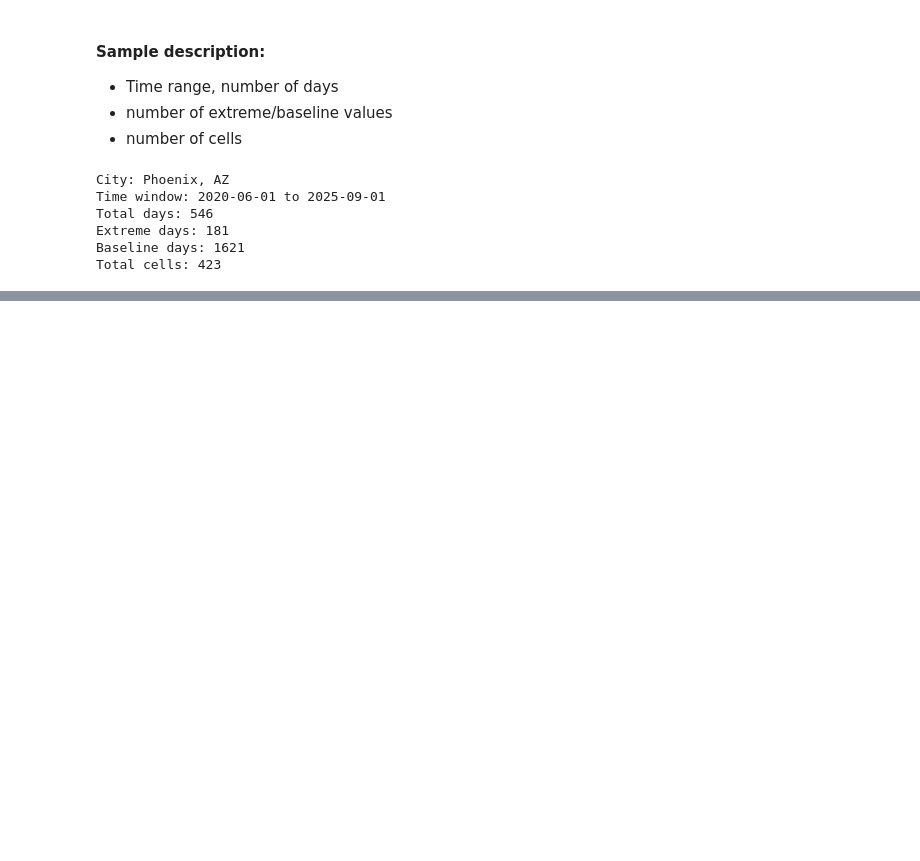
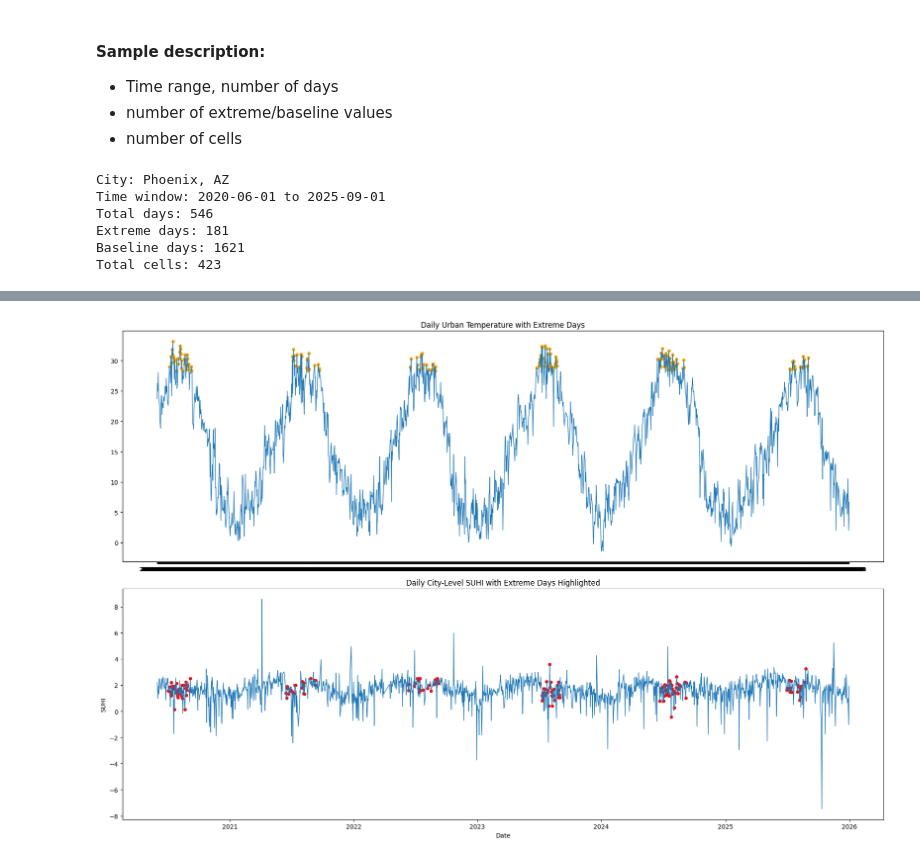
Before and after one commit to cchen744/uhi-extreme-heat-response, a Jupyter notebook: notebooks/03_city_cell_generation.ipynb, the cells around one changed output, grey strips where cells are left out. Cells and saved outputs as stored; diff of their text form; code cells hidden in the pictures; blank space fills up the shorter version.

```diff
--- a/notebooks/03_city_cell_generation.ipynb
+++ b/notebooks/03_city_cell_generation.ipynb
@@ -363,0 +361,33 @@ Total cells: 423
+# %%
+fig,ax = plt.subplots(2,1,figsize=(18,12))
+
+ax[0].plot(city_df["date"], city_df["LST_urb"], linewidth=1)
+
+extreme_df = city_df[city_df["is_extreme"] == 1]
+ax[0].scatter(extreme_df["date"], extreme_df["LST_urb"], s=20,c='orange')
+
+ax[0].set_title("Daily Urban Temperature with Extreme Days")
+
+
+city_df["date"] = pd.to_datetime(city_df["date"], errors="coerce")
+city_df = city_df.sort_values("date").copy()
+
+# split
+extreme_df = city_df[city_df["is_extreme"] == 1]
+normal_df  = city_df[city_df["is_extreme"] == 0]
+
+
+# main line
+ax[1].plot(city_df["date"], city_df["SUHI"], linewidth=1)
+
+# highlight extreme days
+ax[1].scatter(extreme_df["date"], extreme_df["SUHI"], s=20,c='red')
+
+ax[1].set_xlabel("Date")
+ax[1].set_ylabel("SUHI")
+ax[1].set_title("Daily City-Level SUHI with Extreme Days Highlighted")
+fig.tight_layout() # Call tight_layout on the figure object
+
+plt.show()
+# %% [output]
+[figure, added]
```
Also changed, not shown: parts of 21 cells of this notebook.
